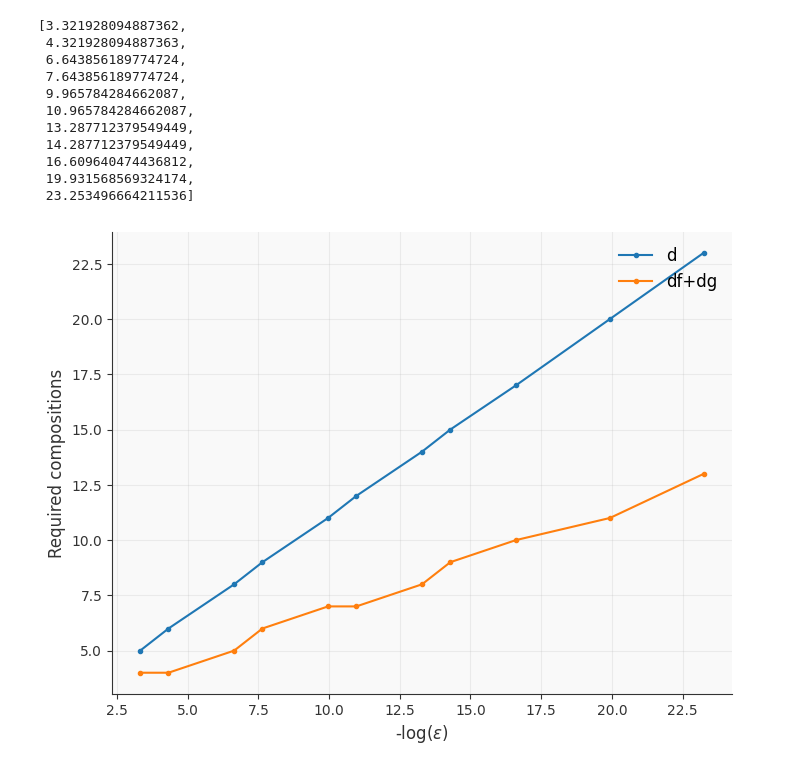
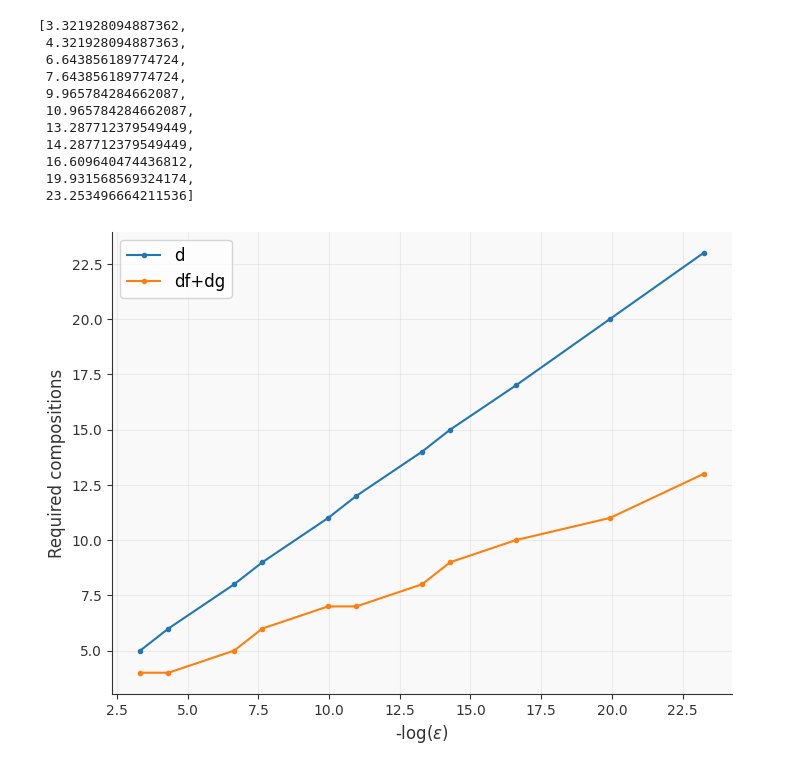
Before and after one commit to Albertvs8/TFG, a Jupyter notebook: Charts/chart_compositions.ipynb, the cells around one changed output. Cells and saved outputs as stored; diff of their text form; code cells hidden in the pictures.

Commit message:
change visual aspect

```diff
--- a/Charts/chart_compositions.ipynb
+++ b/Charts/chart_compositions.ipynb
@@ -103,25 +103,25 @@ log_epsilon
 # %%
 # Set up the plot
 fig, ax = plt.subplots(figsize=(8, 6))
 ax.set_facecolor('#f9f9f9')
 ax.spines['top'].set_visible(False)
 ax.spines['right'].set_visible(False)
 ax.spines['bottom'].set_color('#333333')
 ax.spines['left'].set_color('#333333')
 ax.tick_params(axis='both', colors='#333333')
 ax.grid(alpha=0.2)
 
 
 ax.plot(log_epsilon, d, label='d', marker='.', color='#1f77b4')
 ax.plot(log_epsilon, df_dg, label='df+dg', marker='.', color='#ff7f0e')
 
 
-ax.legend(frameon=False, loc='upper right', fontsize=12)
+ax.legend(frameon=True, loc='upper left', fontsize=12)
 
 
 ax.set_xlabel(r'-$\log(\epsilon)$', fontsize=12, color='#333333')
 ax.set_ylabel('Required compositions', fontsize=12, color='#333333')
 
 plt.savefig('compositions_plot_v2.pdf', format='pdf', bbox_inches='tight')
 # %% [output]
-[figure, old version]
+[figure, new version]
```
